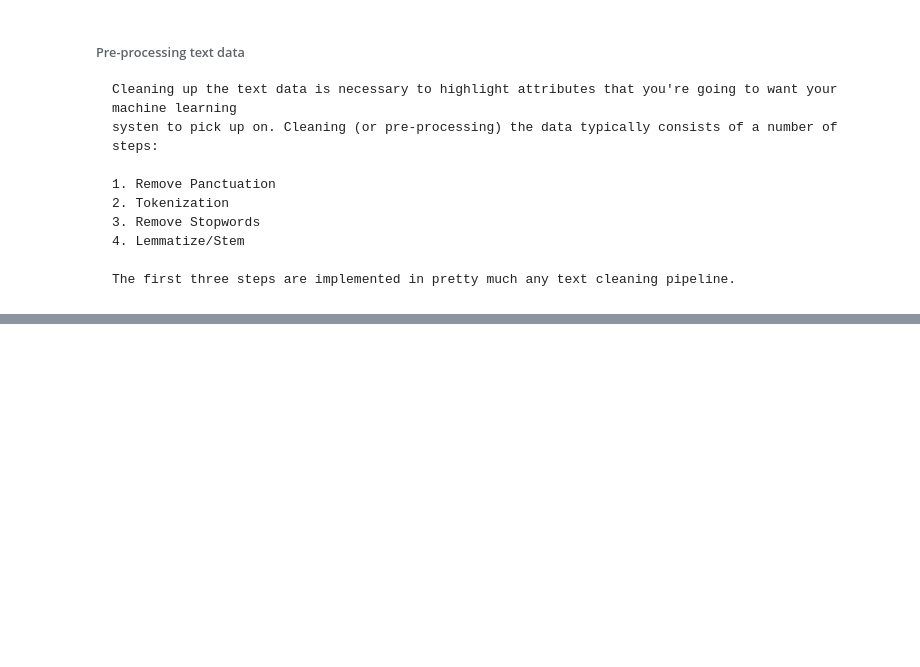
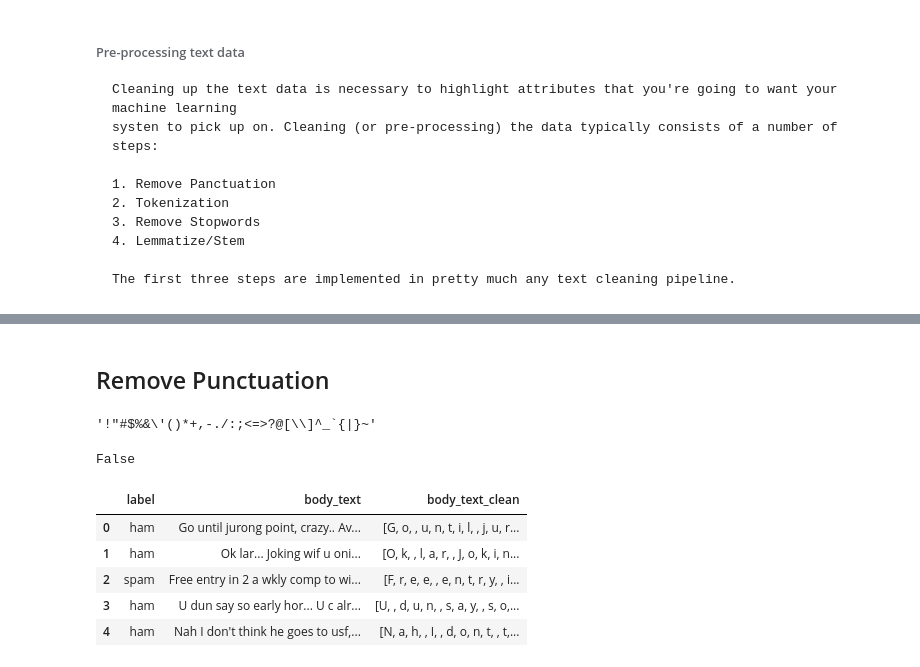
Before and after one commit to panchu93/ML, a Jupyter notebook: handsOn/NLP/NLP-Basics.ipynb, the cells around one changed output, grey strips where cells are left out. Drawn from its saved outputs; the diff is of its cells as text; code cells hidden in the pictures; blank space fills up the shorter version.

```diff
--- a/handsOn/NLP/NLP-Basics.ipynb
+++ b/handsOn/NLP/NLP-Basics.ipynb
@@ -362,0 +378,29 @@ re.sub('[A-Z]+[0-9]+', 'PEP8 Python Styleguide', peep8_test)
+# %% [markdown]
+## Remove Punctuation
+# %%
+import string
+string.punctuation
+# %% [output]
+'!"#$%&\'()*+,-./:;<=>?@[\\]^_`{|}~'
+# %%
+# Below sentences meaning same to us but for python they are different. The only difference b/w them is of
+# punctuation(.) which actually does not contain any semantic information. That's why we must remove punctuation
+# from text data since they do not have information associated with them.
+"I like NLP." == "I line NLP"
+# %% [output]
+False
+# %%
+def remove_punctuation(text):
+    text_nopunctuation = [ char for char in text if char not in string.punctuation]
+    return text_nopunctuation
+
+data['body_text_clean'] = data['body_text'].apply(lambda x: remove_punctuation(x))
+
+data.head()
+# %% [output]
+|  | label | body_text | body_text_clean |
+| 0 | ham | Go until jurong point, crazy.. Av... | [G, o, , u, n, t, i, l, , j, u, r... |
+| 1 | ham | Ok lar... Joking wif u oni... | [O, k, , l, a, r, , J, o, k, i, n... |
+| 2 | spam | Free entry in 2 a wkly comp to wi... | [F, r, e, e, , e, n, t, r, y, , i... |
+| 3 | ham | U dun say so early hor... U c alr... | [U, , d, u, n, , s, a, y, , s, o,... |
+| 4 | ham | Nah I don't think he goes to usf,... | [N, a, h, , I, , d, o, n, t, , t,... |
```
Also changed, not shown: parts of 14 cells of this notebook.
